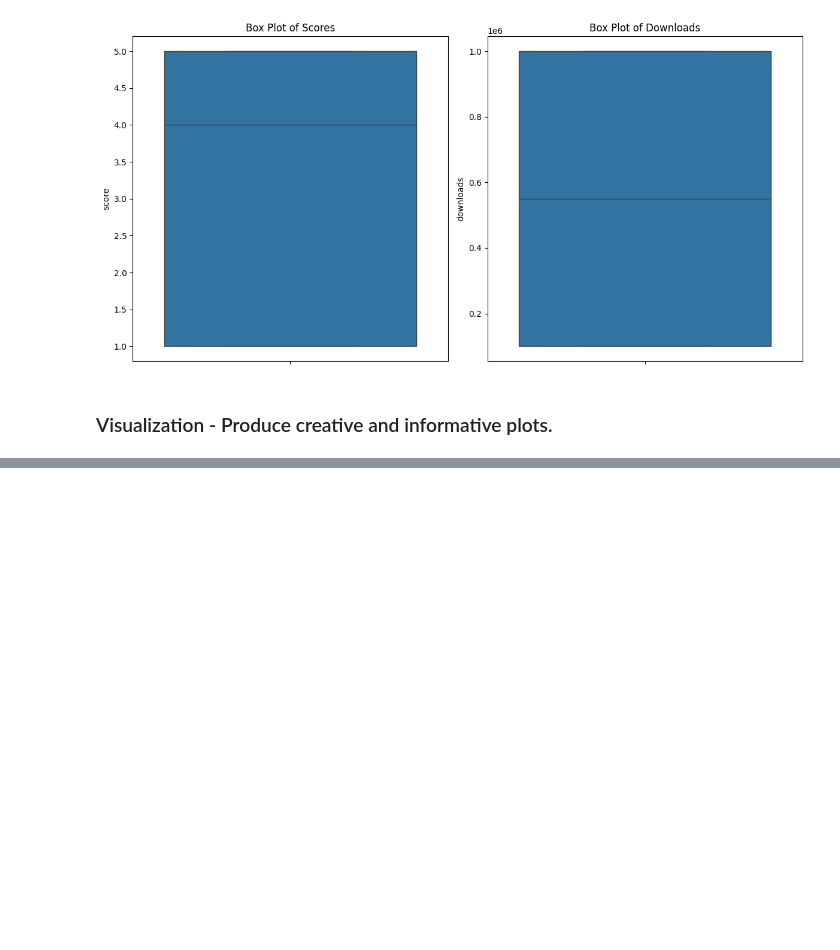
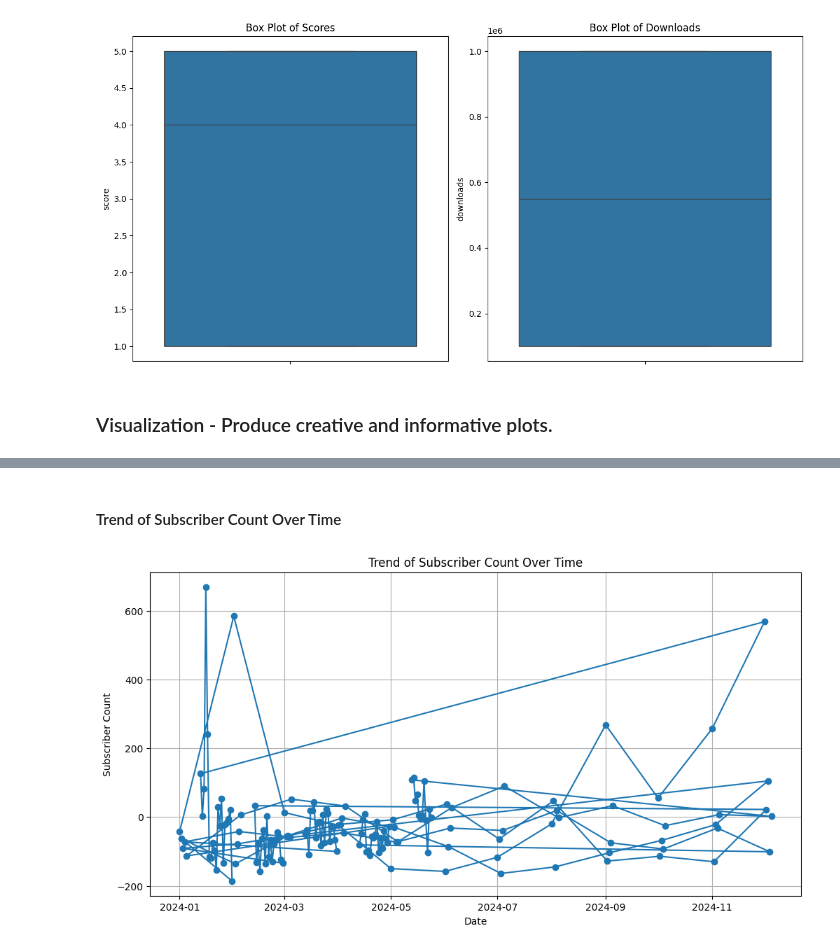
Before and after one commit to matidesalegn/Marketing-Analytics, a Jupyter notebook: notebooks/EDA.ipynb, the cells around one changed output, grey strips where cells are left out. Saved outputs shown, nothing was run; the diff lists cells and outputs as text; code cells hidden in the pictures; blank space fills up the shorter version.

```diff
--- a/notebooks/EDA.ipynb
+++ b/notebooks/EDA.ipynb
@@ -910,0 +933,16 @@ plt.show()
+# %% [markdown]
+#### Trend of Subscriber Count Over Time
+# %%
+# Convert 'date' column to datetime
+boa_telegram_channel_subscriber_df['date'] = pd.to_datetime(boa_telegram_channel_subscriber_df['date'])
+
+# Trend of Subscriber Count Over Time
+plt.figure(figsize=(12, 6))
+plt.plot(boa_telegram_channel_subscriber_df['date'], boa_telegram_channel_subscriber_df['subscriber_count'], marker='o')
+plt.title('Trend of Subscriber Count Over Time')
+plt.xlabel('Date')
+plt.ylabel('Subscriber Count')
+plt.grid(True)
+plt.show()
+# %% [output]
+[figure, added]
```
Also changed, not shown: parts of 7 cells of this notebook, 2 other files.
